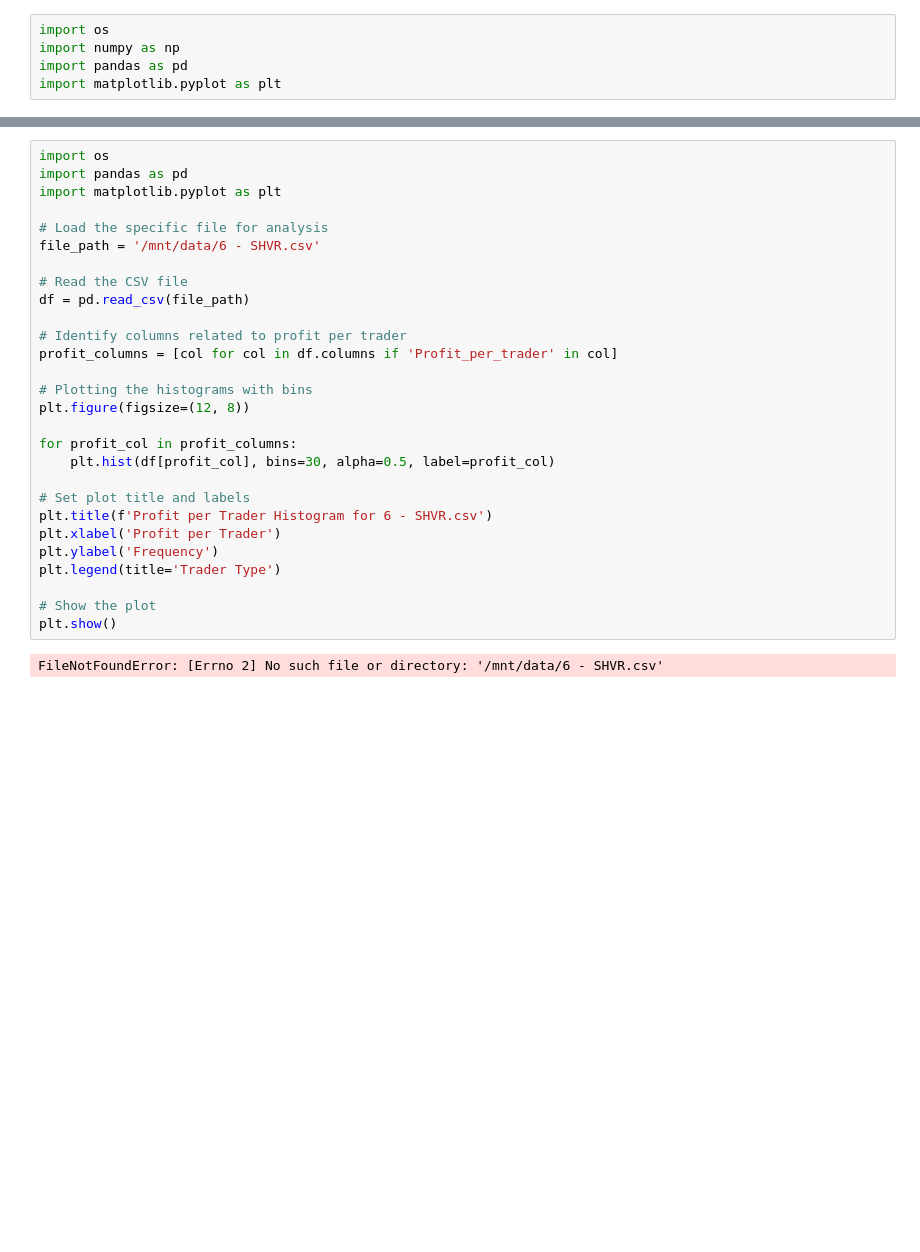
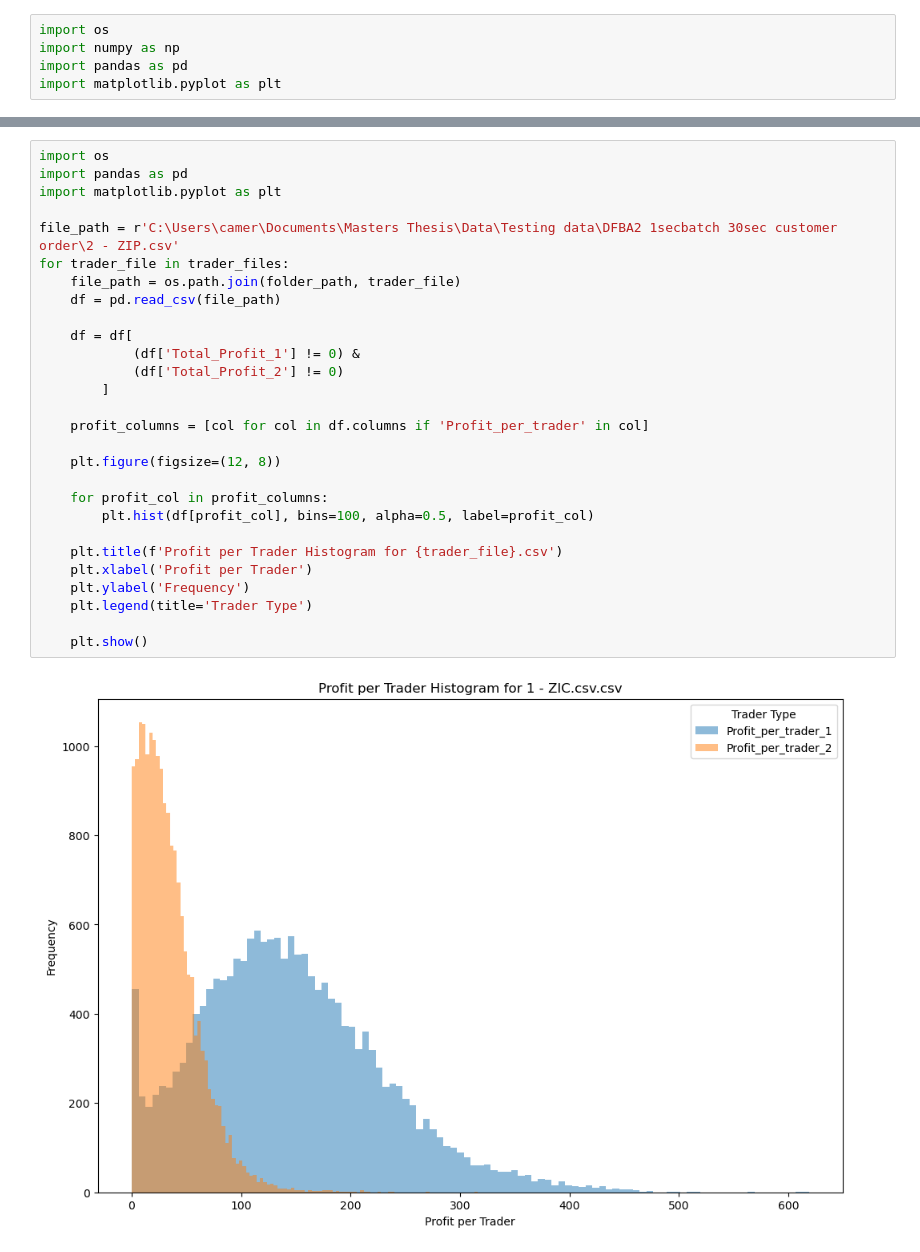
Before and after one commit to Cam-Dipol/Deep-Learning-Trader-BFBSE, a Jupyter notebook: Results_analysis v2.ipynb, the cells around one changed output, grey strips where cells are left out. Saved outputs shown, nothing was run; the diff lists cells and outputs as text; blank space fills up the shorter version.

```diff
--- a/Results_analysis v2.ipynb
+++ b/Results_analysis v2.ipynb
@@ -115,30 +150,30 @@ for trader_file in trader_files:
 # %%
 import os
 import pandas as pd
 import matplotlib.pyplot as plt
 
-# Load the specific file for analysis
-file_path = '/mnt/data/6 - SHVR.csv'
+file_path = r'C:\Users\camer\Documents\Masters Thesis\Data\Testing data\DFBA2 1secbatch 30sec customer order\2 - ZIP.csv'
+for trader_file in trader_files:
+    file_path = os.path.join(folder_path, trader_file)
+    df = pd.read_csv(file_path)
 
-# Read the CSV file
-df = pd.read_csv(file_path)
+    df = df[
+            (df['Total_Profit_1'] != 0) &
+            (df['Total_Profit_2'] != 0)
+        ]
 
-# Identify columns related to profit per trader
-profit_columns = [col for col in df.columns if 'Profit_per_trader' in col]
+    profit_columns = [col for col in df.columns if 'Profit_per_trader' in col]
 
-# Plotting the histograms with bins
-plt.figure(figsize=(12, 8))
+    plt.figure(figsize=(12, 8))
 
-for profit_col in profit_columns:
-    plt.hist(df[profit_col], bins=30, alpha=0.5, label=profit_col)
+    for profit_col in profit_columns:
+        plt.hist(df[profit_col], bins=100, alpha=0.5, label=profit_col)
 
-# Set plot title and labels
-plt.title(f'Profit per Trader Histogram for 6 - SHVR.csv')
-plt.xlabel('Profit per Trader')
-plt.ylabel('Frequency')
-plt.legend(title='Trader Type')
+    plt.title(f'Profit per Trader Histogram for {trader_file}.csv')
+    plt.xlabel('Profit per Trader')
+    plt.ylabel('Frequency')
+    plt.legend(title='Trader Type')
 
-# Show the plot
-plt.show()
+    plt.show()
 # %% [output]
-FileNotFoundError: [Errno 2] No such file or directory: '/mnt/data/6 - SHVR.csv'
+[figure, added]
```
Also changed, not shown: parts of 9 cells of this notebook, 12 other files.
